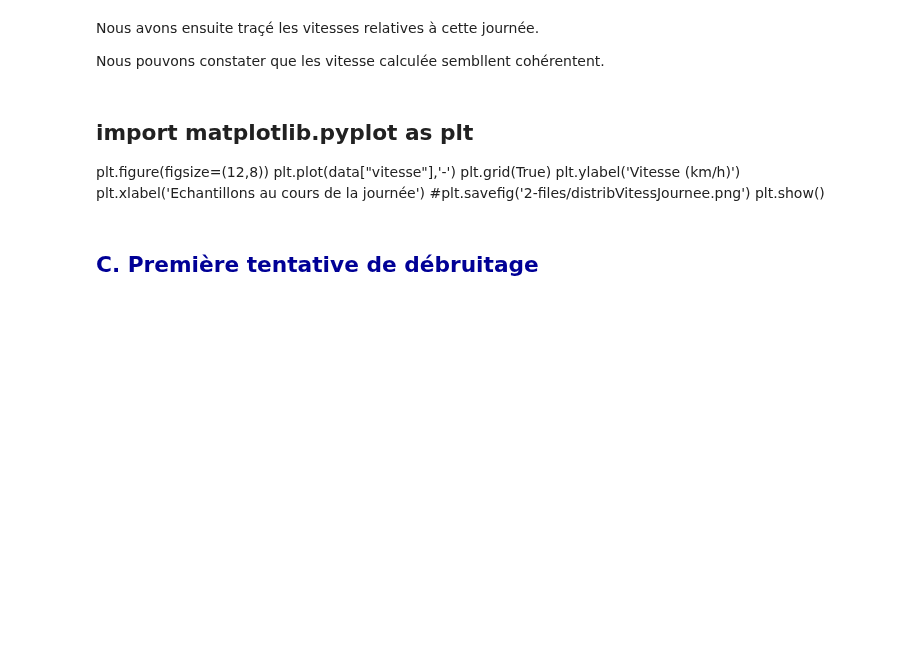
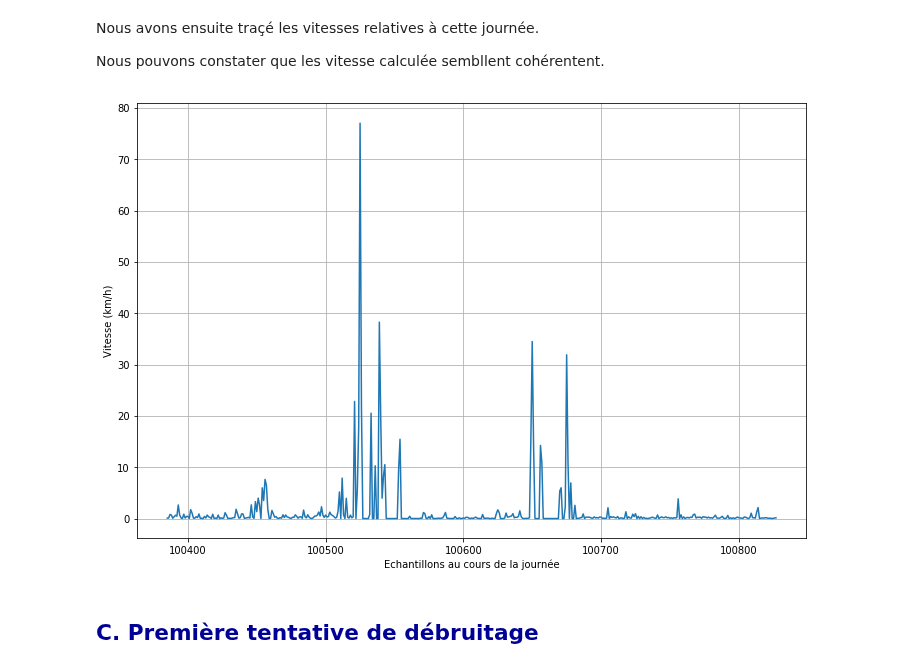
Before and after one commit to AmigoCap/GPSFlow, a Jupyter notebook: 2-25janv.ipynb, the cells around one changed output. Drawn from its saved outputs; the diff is of its cells as text; code cells hidden in the pictures; blank space fills up the shorter version.

```diff
--- a/2-25janv.ipynb
+++ b/2-25janv.ipynb
@@ -193,15 +193,17 @@ IFrame('2-files/LyonMap-Data-An.html', width=990, height=500)
 Nous avons ensuite traçé les vitesses relatives à cette journée.
 
 Nous pouvons constater que les vitesse calculée sembllent cohérentent.
-# %% [markdown]
-## import matplotlib.pyplot as plt
-plt.figure(figsize=(12,8))
-plt.plot(data["vitesse"],'-')
-plt.grid(True)
-plt.ylabel('Vitesse (km/h)')
-plt.xlabel('Echantillons au cours de la journée')
-#plt.savefig('2-files/distribVitessJournee.png')
-plt.show()
+# %%
+import matplotlib.pyplot as plt
+plt.figure(figsize=(12,8))
+plt.plot(data["vitesse"],'-')
+plt.grid(True)
+plt.ylabel('Vitesse (km/h)')
+plt.xlabel('Echantillons au cours de la journée')
+#plt.savefig('2-files/distribVitessJournee.png')
+plt.show()
+# %% [output]
+[figure, added]
 # %% [markdown]
 <h2 style="color:rgb(0,0,150)"> C. Première tentative de débruitage </h2>
 # %% [markdown]
```
Also changed, not shown: parts of 1 cell of this notebook.
